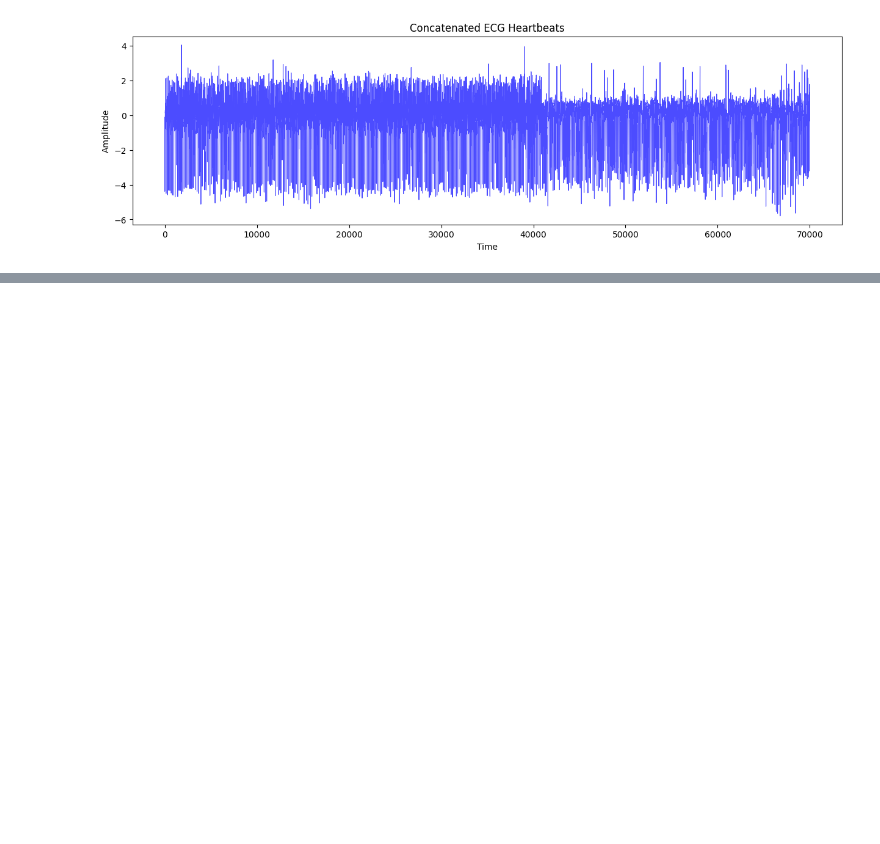
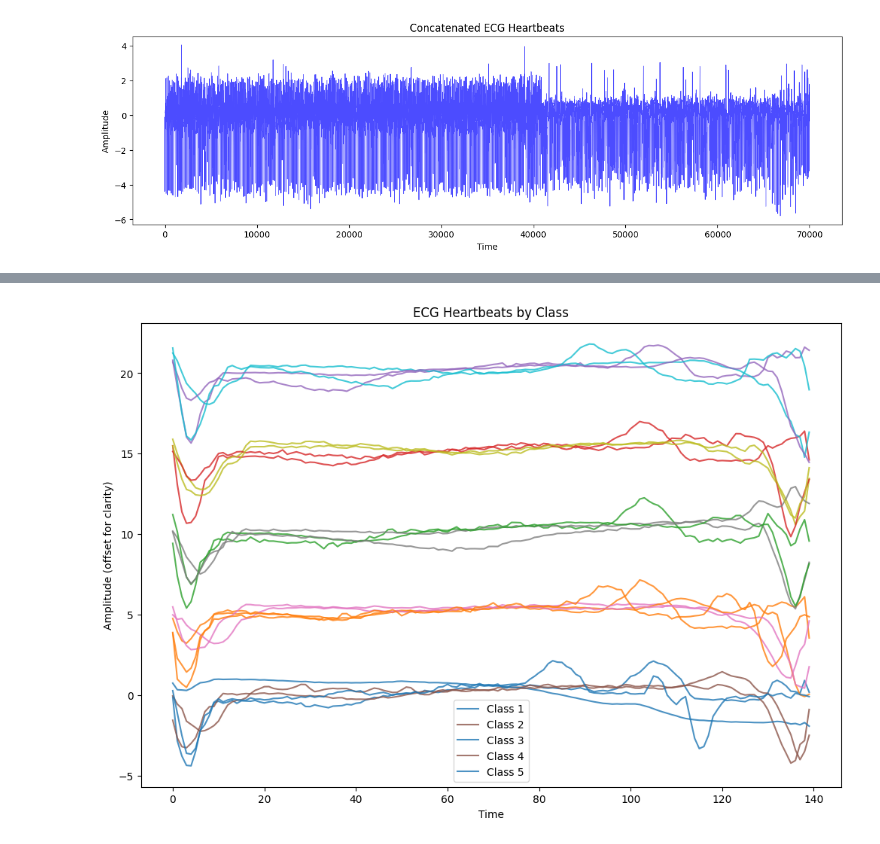
Before and after one commit to SafaeHaj/GIT-Group-9, a Jupyter notebook: assign1/1D/ECG5000/code/read.ipynb, the cells around one changed output, grey strips where cells are left out. Cells and saved outputs as stored; diff of their text form; code cells hidden in the pictures; blank space fills up the shorter version.

```diff
--- a/assign1/1D/ECG5000/code/read.ipynb
+++ b/assign1/1D/ECG5000/code/read.ipynb
@@ -44,15 +109,17 @@ plt.show()
 # %%
 unique_classes= np.unique(labels)
 
 plt.figure(figsize=(12,8))
 
 for i, class_label in enumerate(unique_classes):
     #Select the first few examples from each class
-    class_signals = signals[labels == class_label[:5]]
+    class_signals = signals[labels == class_label][:5]
     for j,sig in enumerate(class_signals):
-        plt.plot(sig+j*5,label=f"Class {class_labels}" if j==0 else "", alpha=0.8)
+        plt.plot(sig+j*5,label=f"Class {class_label}" if j==0 else "", alpha=0.8)
 plt.title("ECG Heartbeats by Class")
 plt.xlabel("Time")
 plt.ylabel("Amplitude (offset for clarity)")
 plt.legend()
 plt.show()
+# %% [output]
+[figure, added]
```
Also changed, not shown: parts of 16 cells of this notebook.
